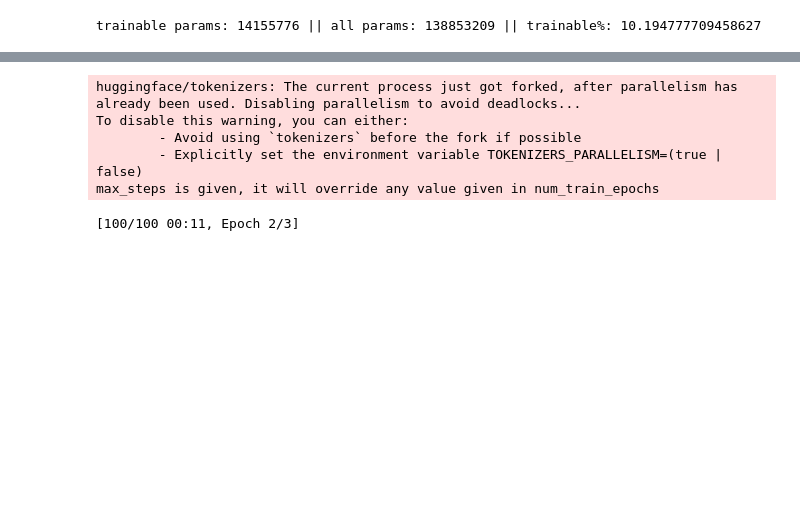
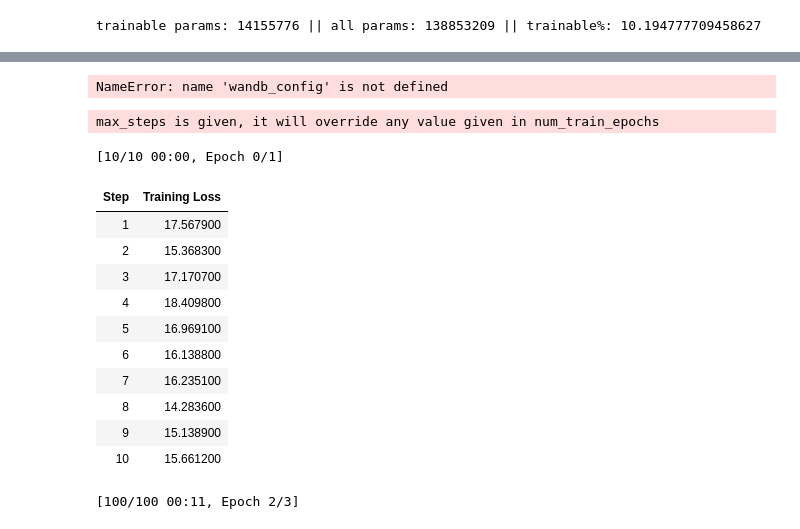
Before and after one commit to Vepricov/Weight_Lora, a Jupyter notebook: my_lora.ipynb, the cells around one changed output, grey strips where cells are left out. Saved outputs shown, nothing was run; the diff lists cells and outputs as text; code cells hidden in the pictures; blank space fills up the shorter version.

```diff
--- a/my_lora.ipynb
+++ b/my_lora.ipynb
@@ -38,7 +36,7 @@ def set_device(device_no: int): # выбирает GPU-шку и выводит
     return device
 
 set_seed(18)
-device = set_device(7)
+device = set_device(2)
 print(f'GPU available? {torch.cuda.is_available()}')
 # %% [output]
 There are 8 GPU(s) available.
@@ -346,6 +388,8 @@ if wandb_config["optimizer"] == "StoIHT":
                              proj=wandb_config["proj_func"],
                              lr=wandb_config["lr"],
                              prob=wandb_config["prob"])
+# %% [output]
+NameError: name 'wandb_config' is not defined
 # %%
 import transformers
 import time
@@ -355,13 +399,15 @@ ars = transformers.TrainingArguments(
     # per_device_train_batch_size=1,
     # gradient_accumulation_steps=16,
     # warmup_steps=10,
-    max_steps=wandb_config["max_steps"],
+    # max_steps=wandb_config["max_steps"],
+    max_steps=10,
     # learning_rate=1e-3,
     fp16=True,
     output_dir=f"my_lora/outputs/{Time}",
     use_cpu=False,
     save_safetensors=False,
-    report_to=report_to,
+    # report_to=report_to,
+    report_to="none",
     logging_steps=1,
     # run_name=f"prob={int(prob*100)}/100_k={k}",
     run_name=f"{Time}",
@@ -375,14 +421,25 @@ trainer = transformers.Trainer(
     args=ars,
     tokenizer=tokenizer,
     data_collator=transformers.DataCollatorForLanguageModeling(tokenizer, mlm_probability=0.15),
-    optimizers=[optimizer, None],
+    optimizers=[None, None],
 )
 # %% [output]
-huggingface/tokenizers: The current process just got forked, after parallelism has already been used. Disabling parallelism to avoid deadlocks...
-To disable this warning, you can either:
-        - Avoid using `tokenizers` before the fork if possible
-        - Explicitly set the environment variable TOKENIZERS_PARALLELISM=(true | false)
 max_steps is given, it will override any value given in num_train_epochs
+# %%
+ret = trainer.train()
+# %% [output]
+[10/10 00:00, Epoch 0/1]
+| Step | Training Loss |
+| 1 | 17.567900 |
+| 2 | 15.368300 |
+| 3 | 17.170700 |
+| 4 | 18.409800 |
+| 5 | 16.969100 |
+| 6 | 16.138800 |
+| 7 | 16.235100 |
+| 8 | 14.283600 |
+| 9 | 15.138900 |
+| 10 | 15.661200 |
 # %%
 try:
     ret = trainer.train()
```
Also changed, not shown: parts of 10 cells of this notebook, 6 other files.
